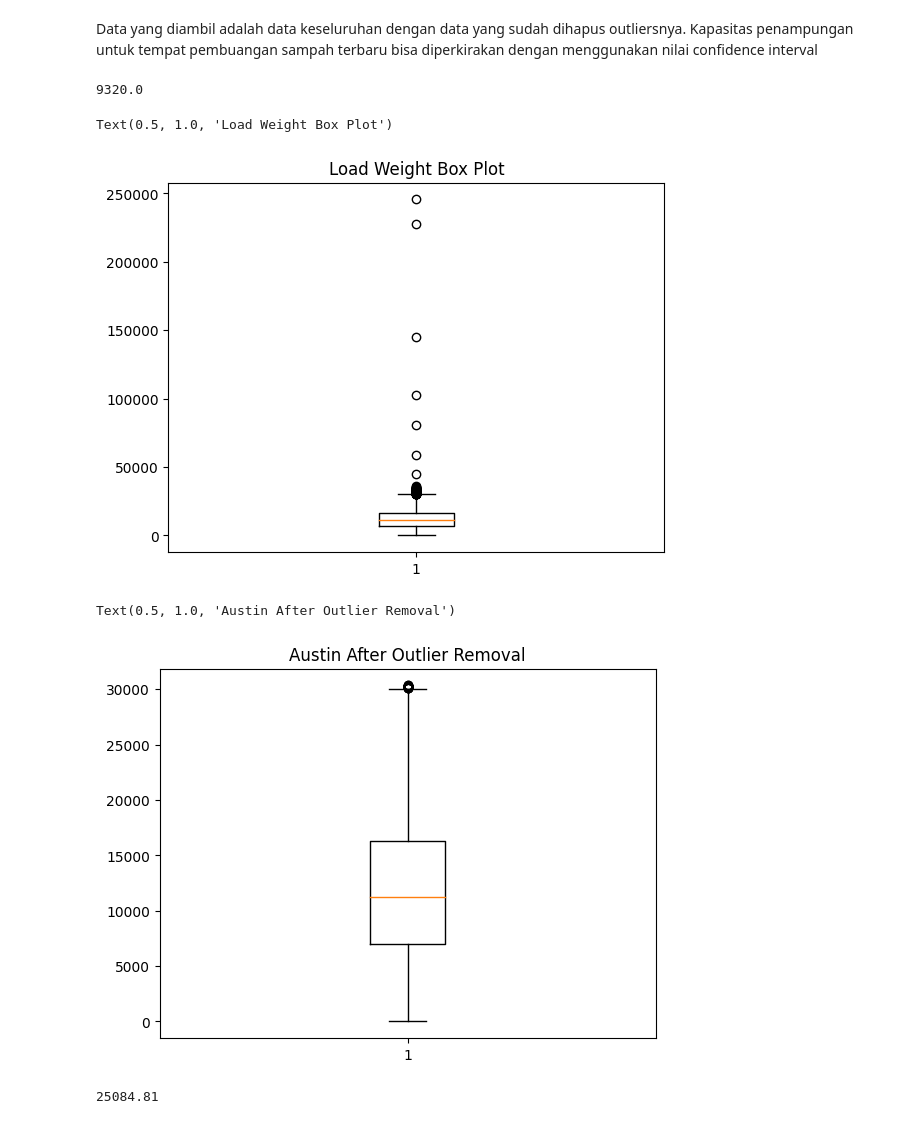
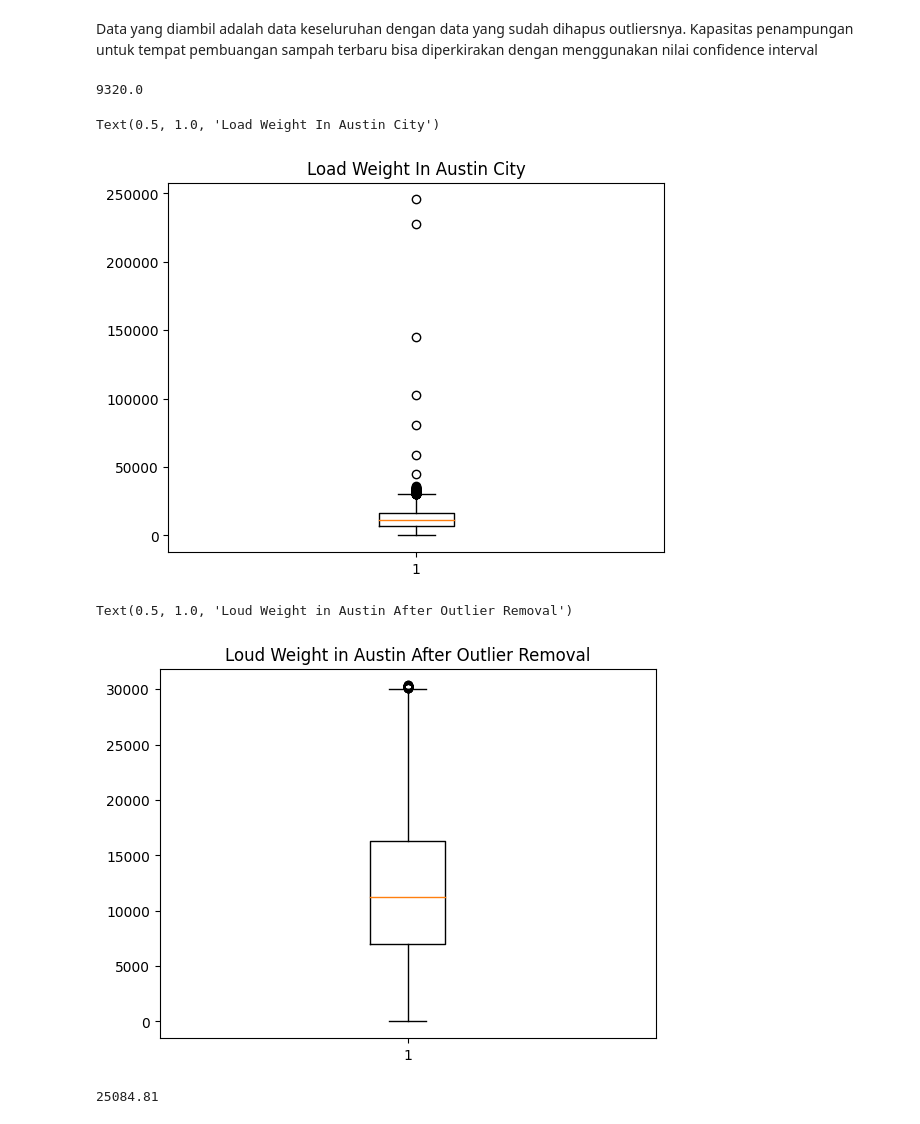
Before and after one commit to ditasila/test, a Jupyter notebook: h8dsft_P0W2_Annisa_Ditasila.ipynb, the cells around one changed output. Saved outputs shown, nothing was run; the diff lists cells and outputs as text; code cells hidden in the pictures.

```diff
--- a/h8dsft_P0W2_Annisa_Ditasila.ipynb
+++ b/h8dsft_P0W2_Annisa_Ditasila.ipynb
@@ -405,19 +400,19 @@ lower_limit = Q1 - (1.5 * IQR)
 upper_limit = Q3 + (1.5 * IQR)
 
 plt.boxplot(Austin['load_weight'])
-plt.title('Load Weight Box Plot')
+plt.title('Load Weight In Austin City')
 # %% [output]
 9320.0
-Text(0.5, 1.0, 'Load Weight Box Plot')
+Text(0.5, 1.0, 'Load Weight In Austin City')
-[figure, old version]
+[figure, new version]
 # %%
 # Menghapus data outliers
 Austin_no_outliers = Austin[(Austin['load_weight'] > lower_limit) & (Austin['load_weight'] < upper_limit)]
 plt.boxplot(Austin_no_outliers['load_weight'])
-plt.title('Austin After Outlier Removal')
+plt.title('Loud Weight in Austin After Outlier Removal')
 # %% [output]
-Text(0.5, 1.0, 'Austin After Outlier Removal')
+Text(0.5, 1.0, 'Loud Weight in Austin After Outlier Removal')
-[figure, old version]
+[figure, new version]
 # %%
 ci = stats.norm.interval(0.95, Austin_no_outliers.load_weight.mean(), Austin_no_outliers.load_weight.std())
 ci = round(ci[1],2)
```
Also changed, not shown: parts of 4 cells of this notebook.
